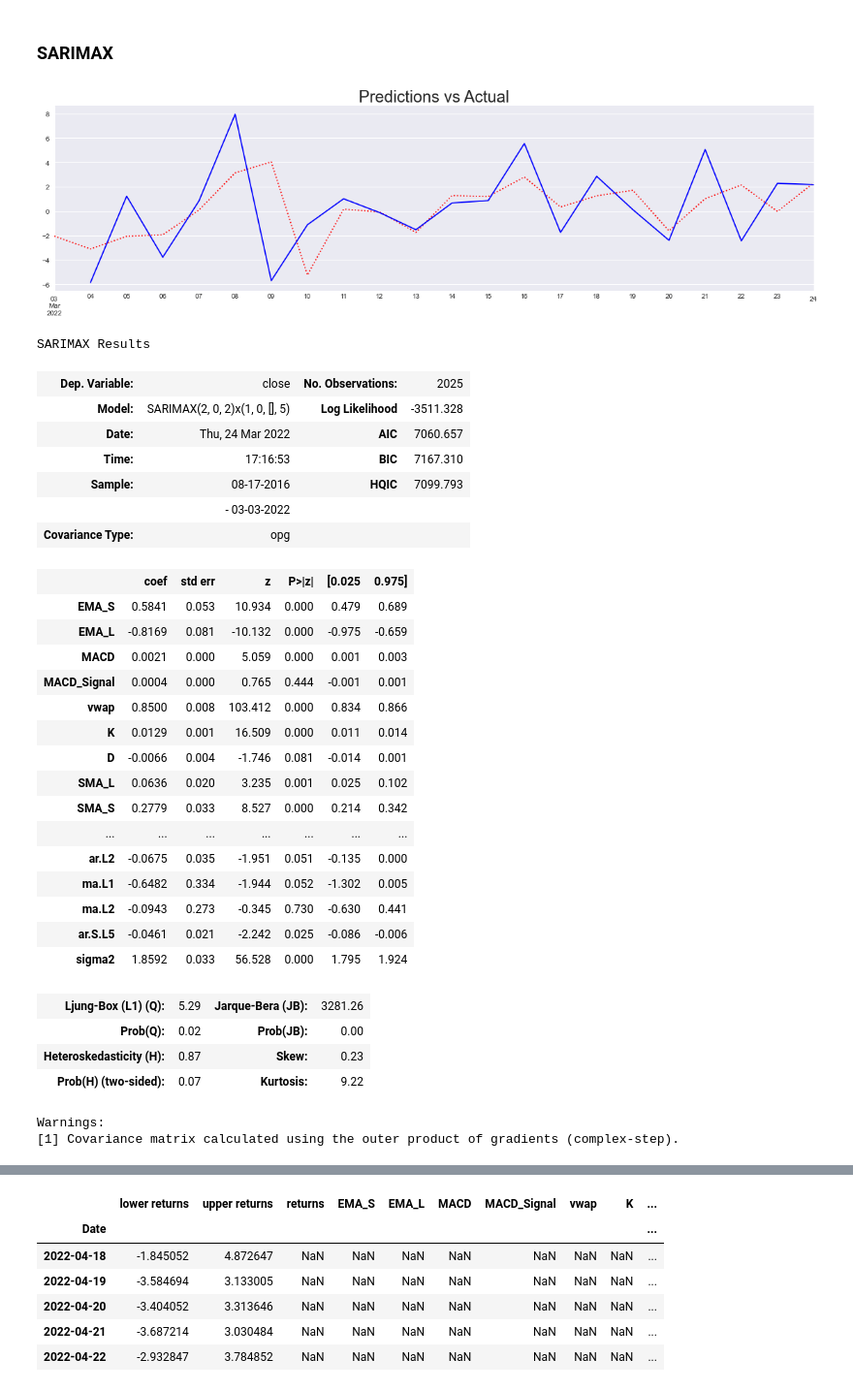
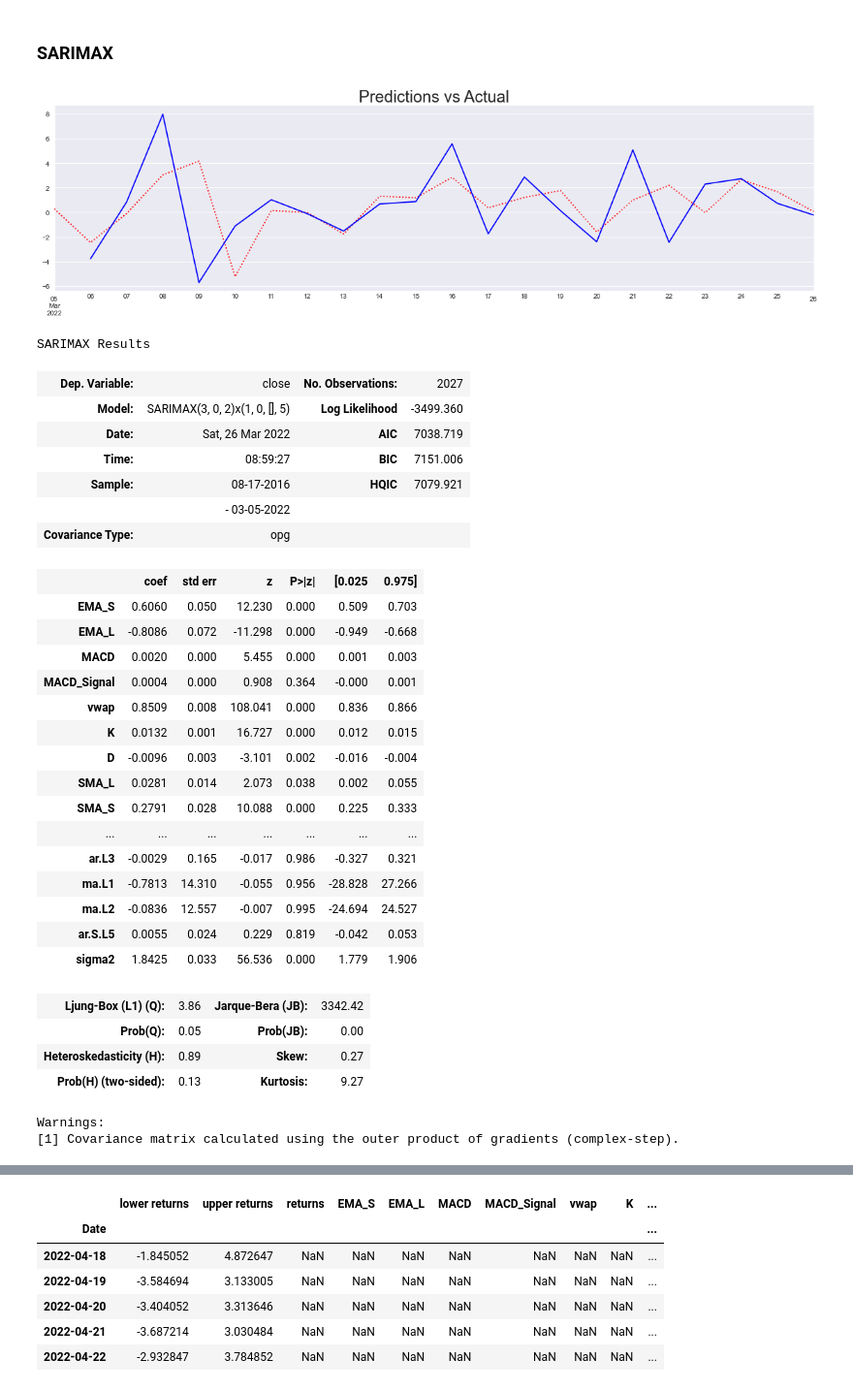
Before and after one commit to rdifazio13/PROJECT_2, a Jupyter notebook: Project_2_Forecast_Returns.ipynb, the cells around one changed output, grey strips where cells are left out. Shown at 97% size. Cells and saved outputs as stored; diff of their text form; code cells hidden in the pictures.

```diff
--- a/Project_2_Forecast_Returns.ipynb
+++ b/Project_2_Forecast_Returns.ipynb
@@ -806,5 +878,5 @@ df_test
 ### ARMAX
 # %%
 # Test the entire test days
-start_date = "2022-03-03"
-end_date = "2022-03-24"
+start_date = df.index[-1].strftime('%Y-%m-%d')
+end_date = df_test.index[-1].strftime('%Y-%m-%d')
@@ -926,50 +1030,51 @@ Warnings:
 # %% [markdown]
 ### SARIMAX
 # %%
+# Plot a Sarimax model, using the p,d,q order provided by the above model summary and view output, will compare later down.
 model_ret_sarimax = SARIMAX(df.close, exog = df.iloc[:, 1:],
-                            order = (2,0,2), seasonal_order = (1,0,0,5))
+                            order = (3,0,2), seasonal_order = (1,0,0,5))
 results_ret_sarimax = model_ret_sarimax.fit()
 
 df_pred_sarimax = results_ret_sarimax.predict(start = start_date, end = end_date,
                                               exog = df_test.iloc[:, 1:][start_date:end_date])
 
 df_pred_sarimax[start_date:end_date].plot(figsize = (20,5), color = "red",linestyle='dotted')
 df_test.close[start_date:end_date].plot(color = "blue")
 plt.title("Predictions vs Actual", size = 24)
 plt.show()
 # %% [output]
-[figure, old version]
+[figure, new version]
 # %%
 results_ret_sarimax.summary()
 # %% [output]
 SARIMAX Results
-| Dep. Variable: | close | No. Observations: | 2025 |
-| Model: | SARIMAX(2, 0, 2)x(1, 0, [], 5) | Log Likelihood | -3511.328 |
-| Date: | Thu, 24 Mar 2022 | AIC | 7060.657 |
-| Time: | 17:16:53 | BIC | 7167.310 |
-| Sample: | 08-17-2016 | HQIC | 7099.793 |
-|  | - 03-03-2022 |  |  |
+| Dep. Variable: | close | No. Observations: | 2027 |
+| Model: | SARIMAX(3, 0, 2)x(1, 0, [], 5) | Log Likelihood | -3499.360 |
+| Date: | Sat, 26 Mar 2022 | AIC | 7038.719 |
+| Time: | 08:59:27 | BIC | 7151.006 |
+| Sample: | 08-17-2016 | HQIC | 7079.921 |
+|  | - 03-05-2022 |  |  |
 | Covariance Type: | opg |  |  |
 |  | coef | std err | z | P>|z| | [0.025 | 0.975] |
-| EMA_S | 0.5841 | 0.053 | 10.934 | 0.000 | 0.479 | 0.689 |
-| EMA_L | -0.8169 | 0.081 | -10.132 | 0.000 | -0.975 | -0.659 |
-| MACD | 0.0021 | 0.000 | 5.059 | 0.000 | 0.001 | 0.003 |
-| MACD_Signal | 0.0004 | 0.000 | 0.765 | 0.444 | -0.001 | 0.001 |
-| vwap | 0.8500 | 0.008 | 103.412 | 0.000 | 0.834 | 0.866 |
-| K | 0.0129 | 0.001 | 16.509 | 0.000 | 0.011 | 0.014 |
-| D | -0.0066 | 0.004 | -1.746 | 0.081 | -0.014 | 0.001 |
-| SMA_L | 0.0636 | 0.020 | 3.235 | 0.001 | 0.025 | 0.102 |
-| SMA_S | 0.2779 | 0.033 | 8.527 | 0.000 | 0.214 | 0.342 |
+| EMA_S | 0.6060 | 0.050 | 12.230 | 0.000 | 0.509 | 0.703 |
+| EMA_L | -0.8086 | 0.072 | -11.298 | 0.000 | -0.949 | -0.668 |
+| MACD | 0.0020 | 0.000 | 5.455 | 0.000 | 0.001 | 0.003 |
+| MACD_Signal | 0.0004 | 0.000 | 0.908 | 0.364 | -0.000 | 0.001 |
+| vwap | 0.8509 | 0.008 | 108.041 | 0.000 | 0.836 | 0.866 |
+| K | 0.0132 | 0.001 | 16.727 | 0.000 | 0.012 | 0.015 |
+| D | -0.0096 | 0.003 | -3.101 | 0.002 | -0.016 | -0.004 |
+| SMA_L | 0.0281 | 0.014 | 2.073 | 0.038 | 0.002 | 0.055 |
+| SMA_S | 0.2791 | 0.028 | 10.088 | 0.000 | 0.225 | 0.333 |
 | ... | ... | ... | ... | ... | ... | ... |
-| ar.L2 | -0.0675 | 0.035 | -1.951 | 0.051 | -0.135 | 0.000 |
-| ma.L1 | -0.6482 | 0.334 | -1.944 | 0.052 | -1.302 | 0.005 |
-| ma.L2 | -0.0943 | 0.273 | -0.345 | 0.730 | -0.630 | 0.441 |
-| ar.S.L5 | -0.0461 | 0.021 | -2.242 | 0.025 | -0.086 | -0.006 |
-| sigma2 | 1.8592 | 0.033 | 56.528 | 0.000 | 1.795 | 1.924 |
+| ar.L3 | -0.0029 | 0.165 | -0.017 | 0.986 | -0.327 | 0.321 |
+| ma.L1 | -0.7813 | 14.310 | -0.055 | 0.956 | -28.828 | 27.266 |
+| ma.L2 | -0.0836 | 12.557 | -0.007 | 0.995 | -24.694 | 24.527 |
+| ar.S.L5 | 0.0055 | 0.024 | 0.229 | 0.819 | -0.042 | 0.053 |
+| sigma2 | 1.8425 | 0.033 | 56.536 | 0.000 | 1.779 | 1.906 |
-| Ljung-Box (L1) (Q): | 5.29 | Jarque-Bera (JB): | 3281.26 |
-| Prob(Q): | 0.02 | Prob(JB): | 0.00 |
-| Heteroskedasticity (H): | 0.87 | Skew: | 0.23 |
-| Prob(H) (two-sided): | 0.07 | Kurtosis: | 9.22 |
+| Ljung-Box (L1) (Q): | 3.86 | Jarque-Bera (JB): | 3342.42 |
+| Prob(Q): | 0.05 | Prob(JB): | 0.00 |
+| Heteroskedasticity (H): | 0.89 | Skew: | 0.27 |
+| Prob(H) (two-sided): | 0.13 | Kurtosis: | 9.27 |
 Warnings:
 [1] Covariance matrix calculated using the outer product of gradients (complex-step).
 # %%
```
Also changed, not shown: parts of 84 cells of this notebook.
